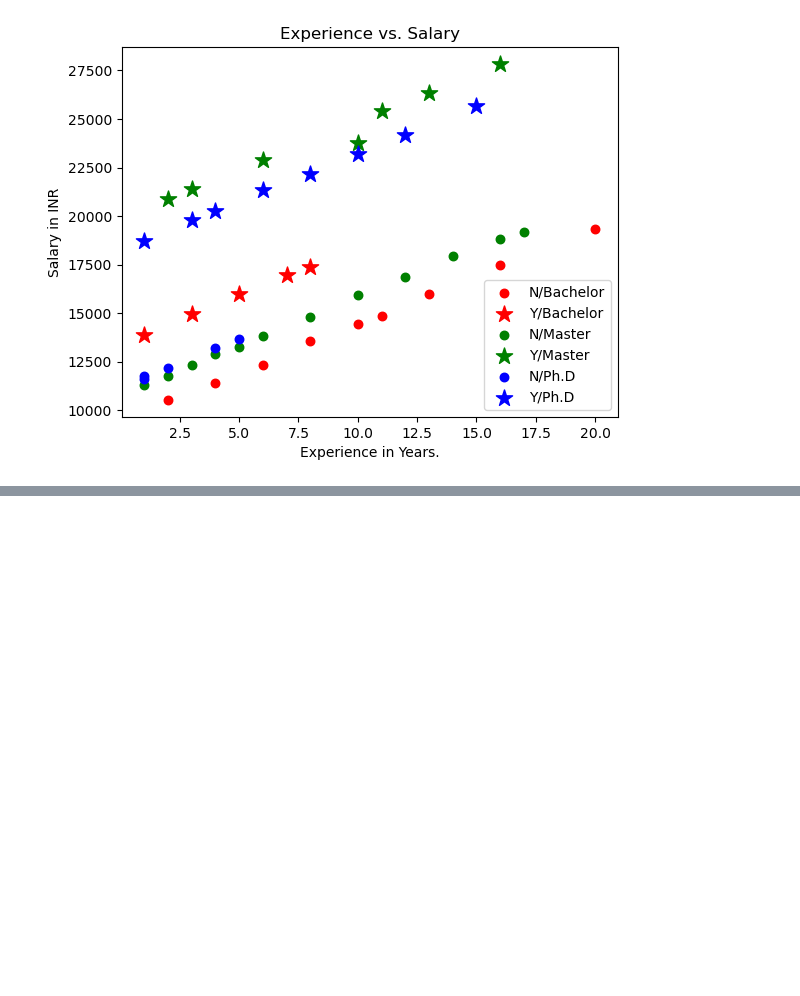
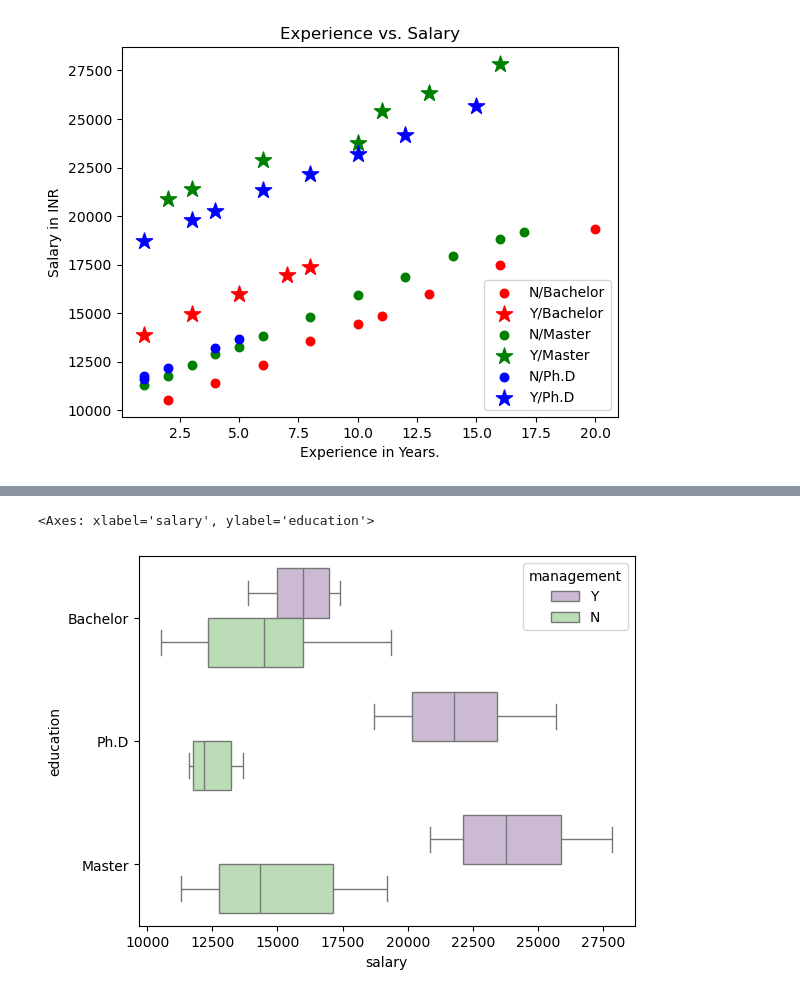
Before and after one commit to toarnabtrainer/AEC_ML_With_Python_August_2024, a Jupyter notebook: Data visualization.ipynb, the cells around one changed output, grey strips where cells are left out. Drawn from its saved outputs; the diff is of its cells as text; code cells hidden in the pictures; blank space fills up the shorter version.

```diff
--- a/Data visualization.ipynb
+++ b/Data visualization.ipynb
@@ -196,0 +209,5 @@ plt.close()
+# %%
+sns.boxplot(x = "salary", y = "education", hue = "management", data = df, palette = "PRGn")
+# %% [output]
+<Axes: xlabel='salary', ylabel='education'>
+[figure, added]
```
Also changed, not shown: parts of 5 cells of this notebook.
